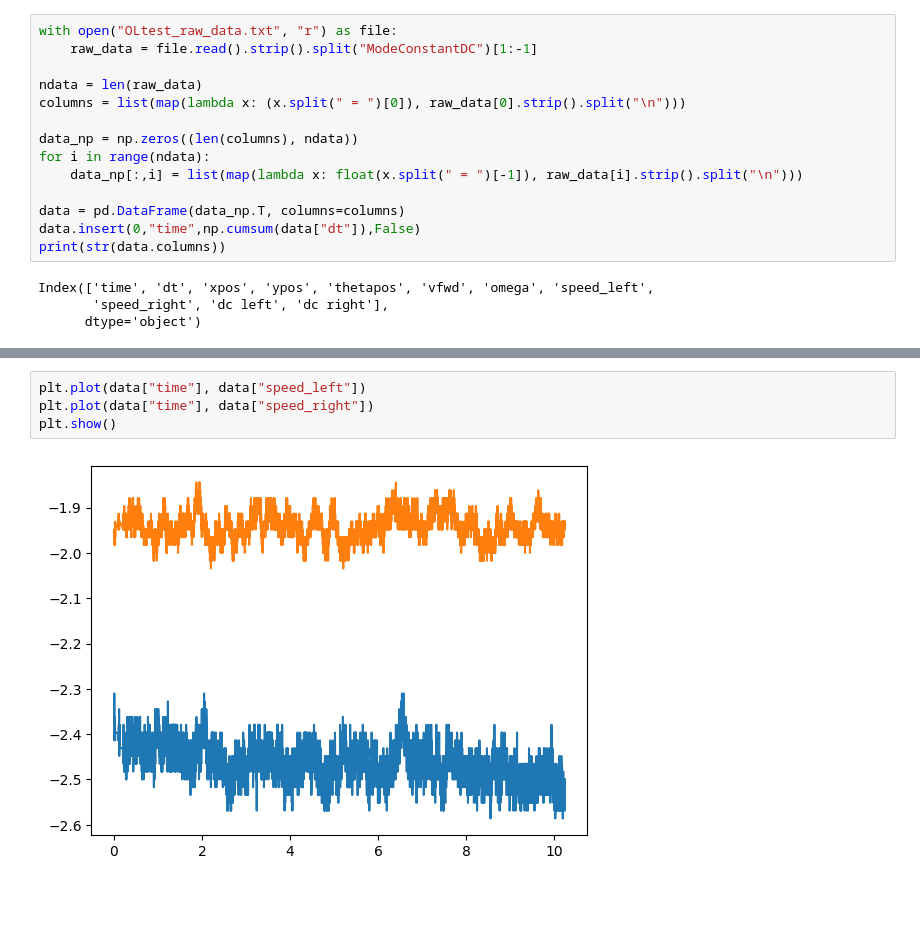
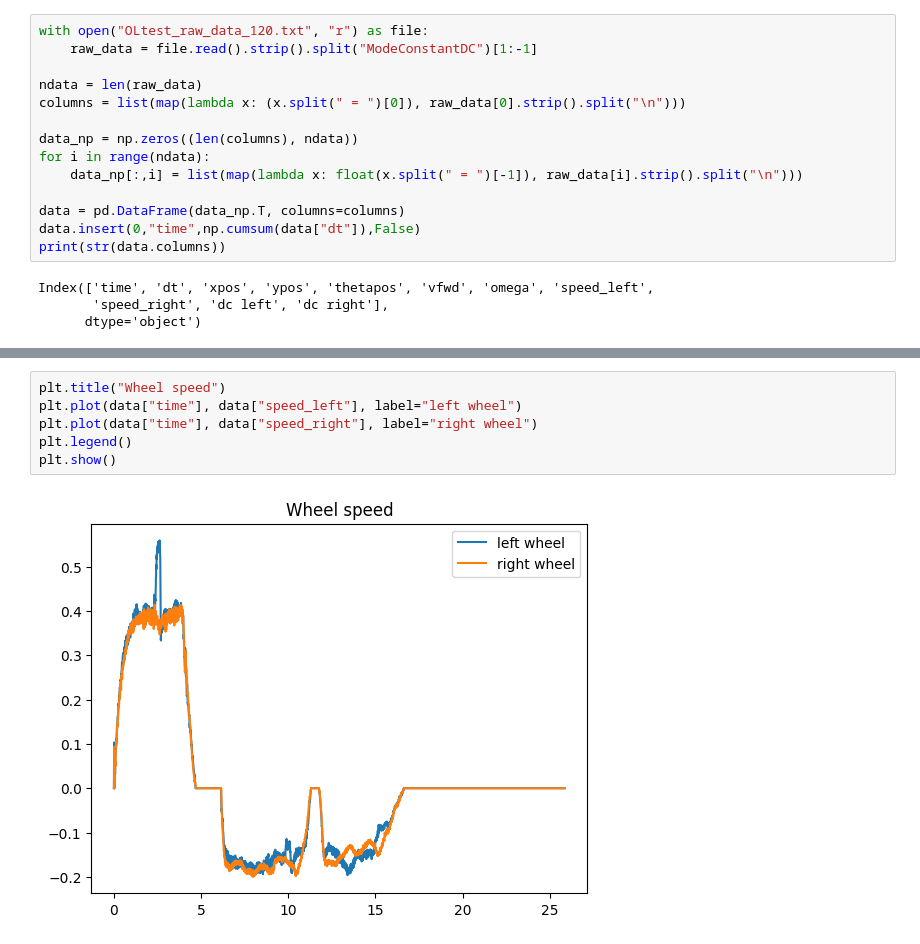
Before and after one commit to EthanD11/botlightyear, a Jupyter notebook: Teensy/OL_test/OLtest.ipynb, the cells around one changed output, grey strips where cells are left out. Drawn from its saved outputs; the diff is of its cells as text; blank space fills up the shorter version.

```diff
--- a/Teensy/OL_test/OLtest.ipynb
+++ b/Teensy/OL_test/OLtest.ipynb
@@ -3,7 +3,7 @@ import numpy as np
 import matplotlib.pyplot as plt
 import pandas as pd
 # %%
-with open("OLtest_raw_data.txt", "r") as file:
+with open("OLtest_raw_data_120.txt", "r") as file:
     raw_data = file.read().strip().split("ModeConstantDC")[1:-1]
 
 ndata = len(raw_data)
@@ -42,6 +42,8 @@ plt.show()
 # %%
-plt.plot(data["time"], data["speed_left"])
-plt.plot(data["time"], data["speed_right"])
+plt.title("Wheel speed")
+plt.plot(data["time"], data["speed_left"], label="left wheel")
+plt.plot(data["time"], data["speed_right"], label="right wheel")
+plt.legend()
 plt.show()
 # %% [output]
-[figure, old version]
+[figure, new version]
```
Also changed, not shown: parts of 3 cells of this notebook, 7 other files.
